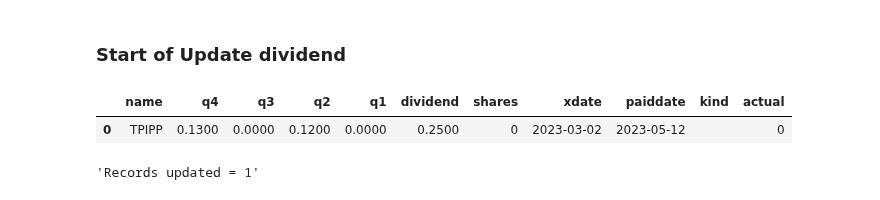
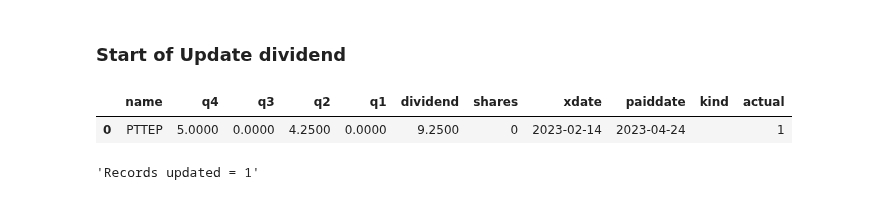
Before and after one commit to santimcs/A7, a Jupyter notebook: Ad hoc/940-Dividend Q4.ipynb, the cells around one changed output. Saved outputs shown, nothing was run; the diff lists cells and outputs as text; code cells hidden in the pictures.

```diff
--- a/Ad hoc/940-Dividend Q4.ipynb
+++ b/Ad hoc/940-Dividend Q4.ipynb
@@ -94,18 +89,18 @@ def update_dividend1(q4,XDATE,PAIDDATE,actual,name):
     rp = const.execute(sql)
     return "Records updated = " + str(rp.rowcount)
 # %%
-name = 'TPIPP'
+name = 'PTTEP'
 sql = """
 SELECT * FROM DIVIDEND WHERE name = '%s'"""
 sql = sql % name
 dividend = pd.read_sql(sql, const)
 dividend.drop(['PRICE', 'PERCENT'], axis=1, inplace=True)
 dividend.columns = dividend.columns.str.lower()
 dividend['shares'] = dividend['shares'].astype('int64')
 dividend['xdate'] = pd.to_datetime(dividend['xdate'])
 dividend['paiddate'] = pd.to_datetime(dividend['paiddate'])
 dividend.style.format(format_dict)
 # %% [output]
 |  | name | q4 | q3 | q2 | q1 | dividend | shares | xdate | paiddate | kind | actual |
-| 0 | TPIPP | 0.1300 | 0.0000 | 0.1200 | 0.0000 | 0.2500 | 0 | 2023-03-02 | 2023-05-12 |  | 0 |
+| 0 | PTTEP | 5.0000 | 0.0000 | 4.2500 | 0.0000 | 9.2500 | 0 | 2023-02-14 | 2023-04-24 |  | 1 |
 # %%
```
Also changed, not shown: parts of 13 cells of this notebook, 42 other files.
